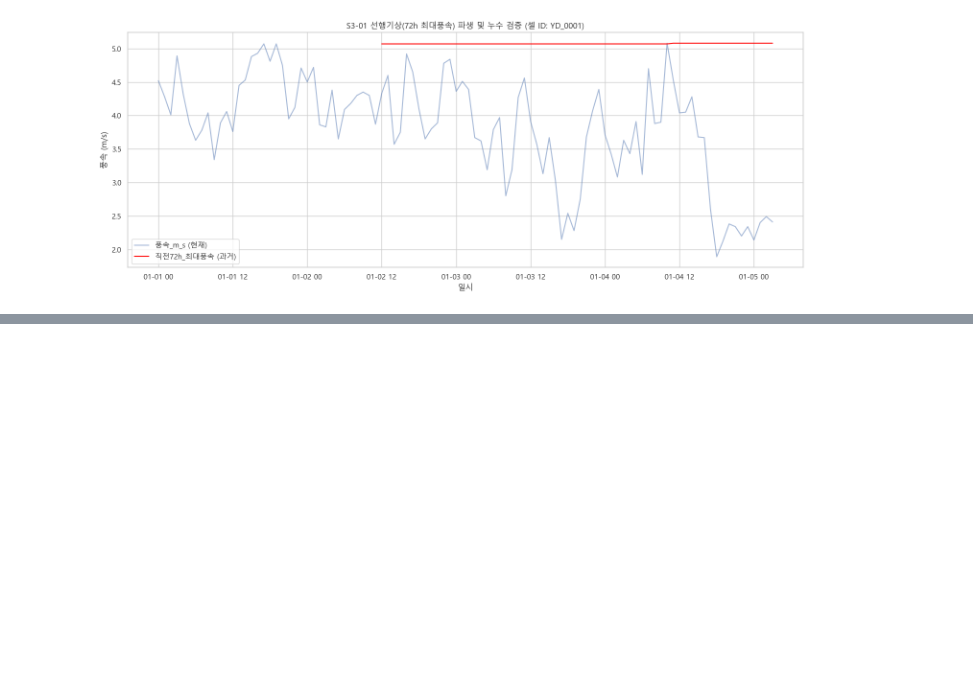
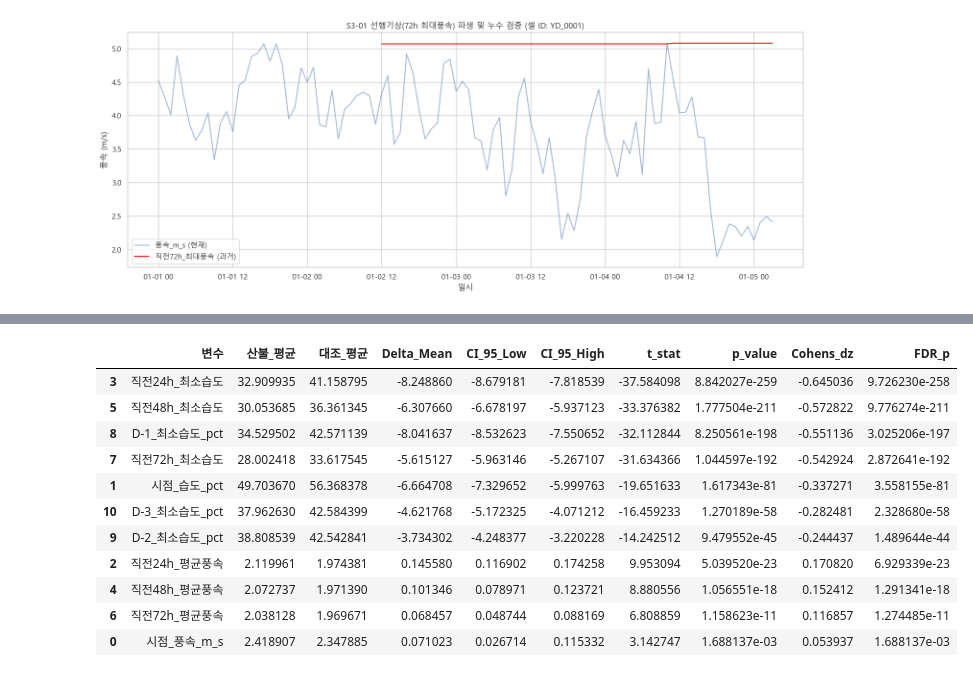
Before and after one commit to Max-JI64/farm-system-public-02, a Jupyter notebook: jsw/강원_재_EDA/Step3_산불발생_선행기상및국지임계치_심화분석.ipynb, the cells around one changed output, grey strips where cells are left out. Saved outputs shown, nothing was run; the diff lists cells and outputs as text; code cells hidden in the pictures; blank space fills up the shorter version.

```diff
--- a/jsw/강원_재_EDA/Step3_산불발생_선행기상및국지임계치_심화분석.ipynb
+++ b/jsw/강원_재_EDA/Step3_산불발생_선행기상및국지임계치_심화분석.ipynb
@@ -313,0 +384,52 @@ plt.show()
+# %%
+from statsmodels.stats.multitest import fdrcorrection
+
+def cohens_dz(d):
+    return d.mean() / d.std(ddof=1)
+
+results = []
+for var in WEATHER_VARS:
+    delta_col = f'delta_{var}'
+    d = paired_df[delta_col]
+
+    # 대응표본 t-검정
+    t_stat, p_val = stats.ttest_1samp(d, 0)
+
+    # 95% CI
+    mean_d = d.mean()
+    se = d.std(ddof=1) / np.sqrt(len(d))
+    ci_low, ci_high = stats.t.interval(0.95, len(d)-1, loc=mean_d, scale=se)
+
+    dz = cohens_dz(d)
+
+    results.append({
+        '변수': var,
+        '산불_평균': paired_df[var].mean(),
+        '대조_평균': paired_df[f'control_{var}'].mean(),
+        'Delta_Mean': mean_d,
+        'CI_95_Low': ci_low,
+        'CI_95_High': ci_high,
+        't_stat': t_stat,
+        'p_value': p_val,
+        'Cohens_dz': dz
+    })
+
+res_df = pd.DataFrame(results)
+_, res_df['FDR_p'] = fdrcorrection(res_df['p_value'])
+
+res_df = res_df.sort_values(by='Cohens_dz', key=abs, ascending=False)
+res_df.to_csv('outputs/Step3/tables/S3-02_lead_time_delta.csv', index=False, encoding='utf-8-sig')
+display(res_df)
+# %% [output]
+|  | 변수 | 산불_평균 | 대조_평균 | Delta_Mean | CI_95_Low | CI_95_High | t_stat | p_value | Cohens_dz | FDR_p |
+| 3 | 직전24h_최소습도 | 32.909935 | 41.158795 | -8.248860 | -8.679181 | -7.818539 | -37.584098 | 8.842027e-259 | -0.645036 | 9.726230e-258 |
+| 5 | 직전48h_최소습도 | 30.053685 | 36.361345 | -6.307660 | -6.678197 | -5.937123 | -33.376382 | 1.777504e-211 | -0.572822 | 9.776274e-211 |
+| 8 | D-1_최소습도_pct | 34.529502 | 42.571139 | -8.041637 | -8.532623 | -7.550652 | -32.112844 | 8.250561e-198 | -0.551136 | 3.025206e-197 |
+| 7 | 직전72h_최소습도 | 28.002418 | 33.617545 | -5.615127 | -5.963146 | -5.267107 | -31.634366 | 1.044597e-192 | -0.542924 | 2.872641e-192 |
+| 1 | 시점_습도_pct | 49.703670 | 56.368378 | -6.664708 | -7.329652 | -5.999763 | -19.651633 | 1.617343e-81 | -0.337271 | 3.558155e-81 |
+| 10 | D-3_최소습도_pct | 37.962630 | 42.584399 | -4.621768 | -5.172325 | -4.071212 | -16.459233 | 1.270189e-58 | -0.282481 | 2.328680e-58 |
+| 9 | D-2_최소습도_pct | 38.808539 | 42.542841 | -3.734302 | -4.248377 | -3.220228 | -14.242512 | 9.479552e-45 | -0.244437 | 1.489644e-44 |
+| 2 | 직전24h_평균풍속 | 2.119961 | 1.974381 | 0.145580 | 0.116902 | 0.174258 | 9.953094 | 5.039520e-23 | 0.170820 | 6.929339e-23 |
+| 4 | 직전48h_평균풍속 | 2.072737 | 1.971390 | 0.101346 | 0.078971 | 0.123721 | 8.880556 | 1.056551e-18 | 0.152412 | 1.291341e-18 |
+| 6 | 직전72h_평균풍속 | 2.038128 | 1.969671 | 0.068457 | 0.048744 | 0.088169 | 6.808859 | 1.158623e-11 | 0.116857 | 1.274485e-11 |
+| 0 | 시점_풍속_m_s | 2.418907 | 2.347885 | 0.071023 | 0.026714 | 0.115332 | 3.142747 | 1.688137e-03 | 0.053937 | 1.688137e-03 |
```
Also changed, not shown: parts of 3 cells of this notebook, 3 other files.
